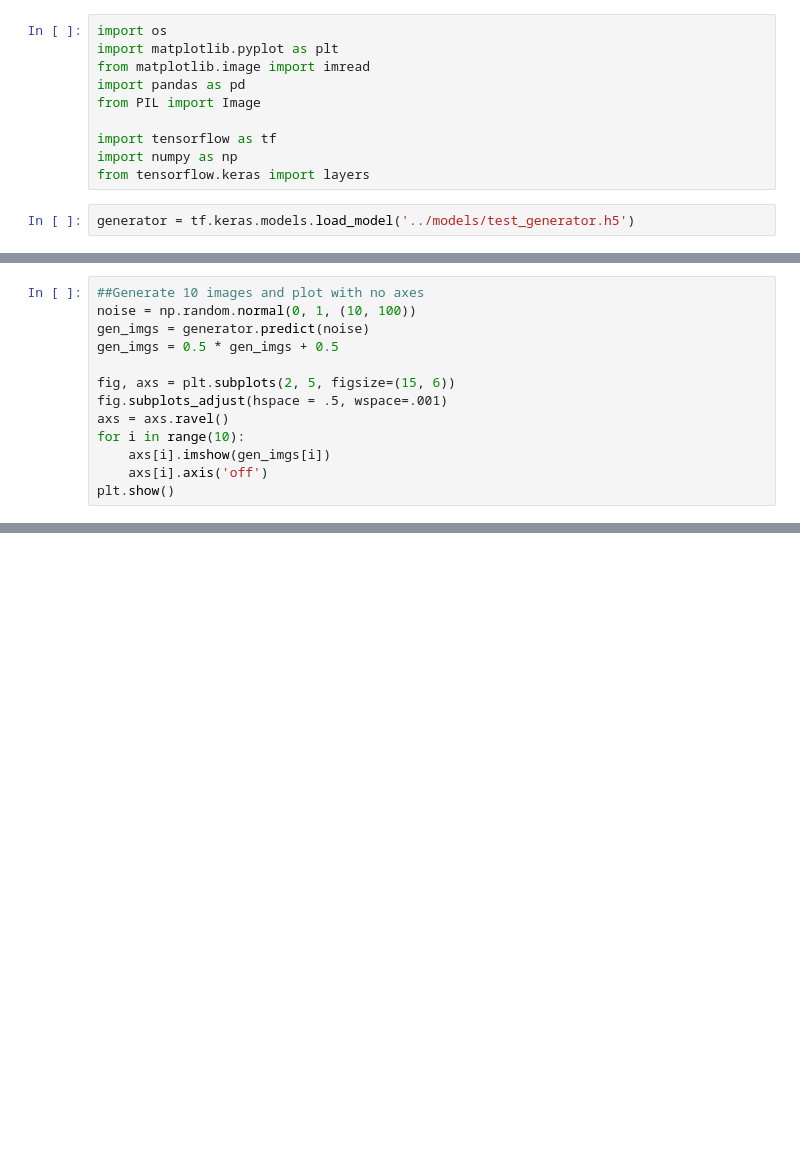
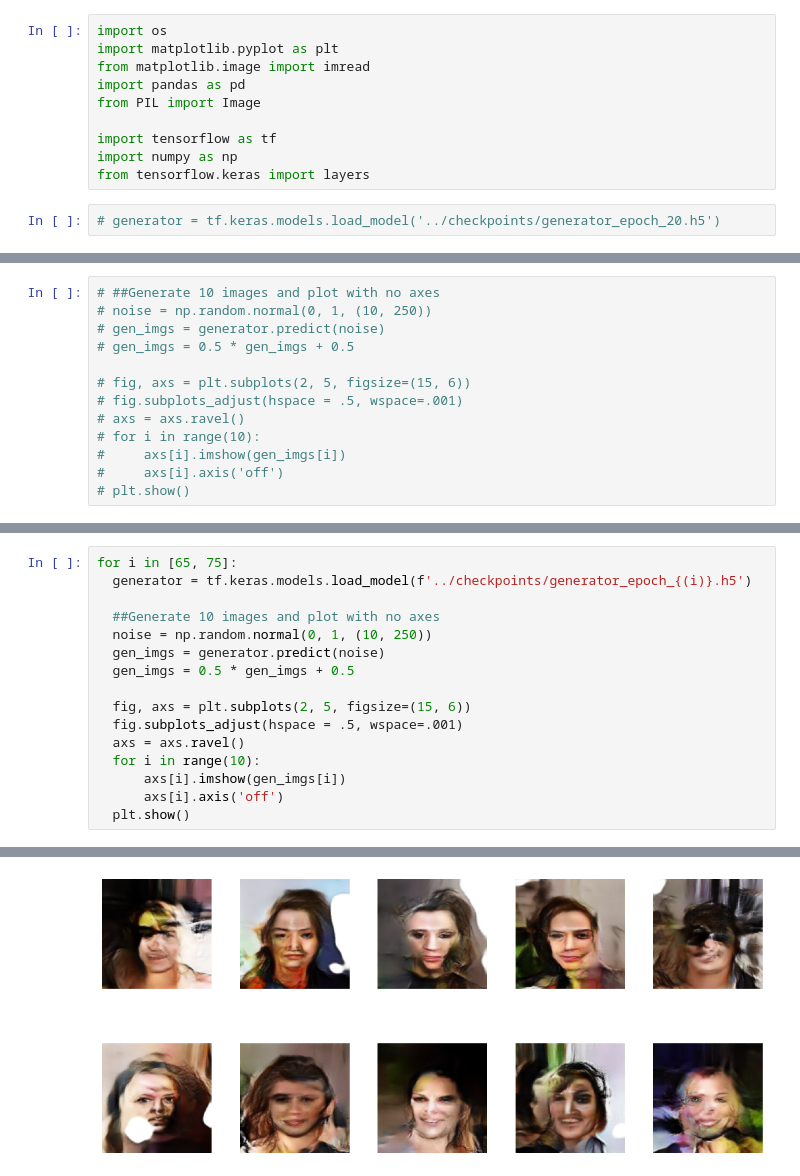
Before and after one commit to Siddhant0701/ArtiFace, a Jupyter notebook: notebooks/model_testing.ipynb, the cells around one changed output, grey strips where cells are left out. Cells and saved outputs as stored; diff of their text form; blank space fills up the shorter version.

```diff
--- a/notebooks/model_testing.ipynb
+++ b/notebooks/model_testing.ipynb
@@ -9,4 +9,4 @@ import tensorflow as tf
 import numpy as np
 from tensorflow.keras import layers
 # %%
-generator = tf.keras.models.load_model('../models/test_generator.h5')
+# generator = tf.keras.models.load_model('../checkpoints/generator_epoch_20.h5')
@@ -15,13 +13,13 @@ WARNING:tensorflow:No training configuration found in the save file, so the mode
 # %%
-##Generate 10 images and plot with no axes
-noise = np.random.normal(0, 1, (10, 100))
-gen_imgs = generator.predict(noise)
-gen_imgs = 0.5 * gen_imgs + 0.5
+# ##Generate 10 images and plot with no axes
+# noise = np.random.normal(0, 1, (10, 250))
+# gen_imgs = generator.predict(noise)
+# gen_imgs = 0.5 * gen_imgs + 0.5
 
-fig, axs = plt.subplots(2, 5, figsize=(15, 6))
-fig.subplots_adjust(hspace = .5, wspace=.001)
-axs = axs.ravel()
-for i in range(10):
-    axs[i].imshow(gen_imgs[i])
-    axs[i].axis('off')
-plt.show()
+# fig, axs = plt.subplots(2, 5, figsize=(15, 6))
+# fig.subplots_adjust(hspace = .5, wspace=.001)
+# axs = axs.ravel()
+# for i in range(10):
+#     axs[i].imshow(gen_imgs[i])
+#     axs[i].axis('off')
+# plt.show()
@@ -30,0 +26,17 @@ plt.show()
+# %%
+for i in [65, 75]:
+  generator = tf.keras.models.load_model(f'../checkpoints/generator_epoch_{(i)}.h5')
+
+  ##Generate 10 images and plot with no axes
+  noise = np.random.normal(0, 1, (10, 250))
+  gen_imgs = generator.predict(noise)
+  gen_imgs = 0.5 * gen_imgs + 0.5
+
+  fig, axs = plt.subplots(2, 5, figsize=(15, 6))
+  fig.subplots_adjust(hspace = .5, wspace=.001)
+  axs = axs.ravel()
+  for i in range(10):
+      axs[i].imshow(gen_imgs[i])
+      axs[i].axis('off')
+  plt.show()
+# %% [output]
@@ -30,0 +45 @@ plt.show()
+[figure, added]
```
Also changed, not shown: parts of 3 cells of this notebook, 6 other files.
